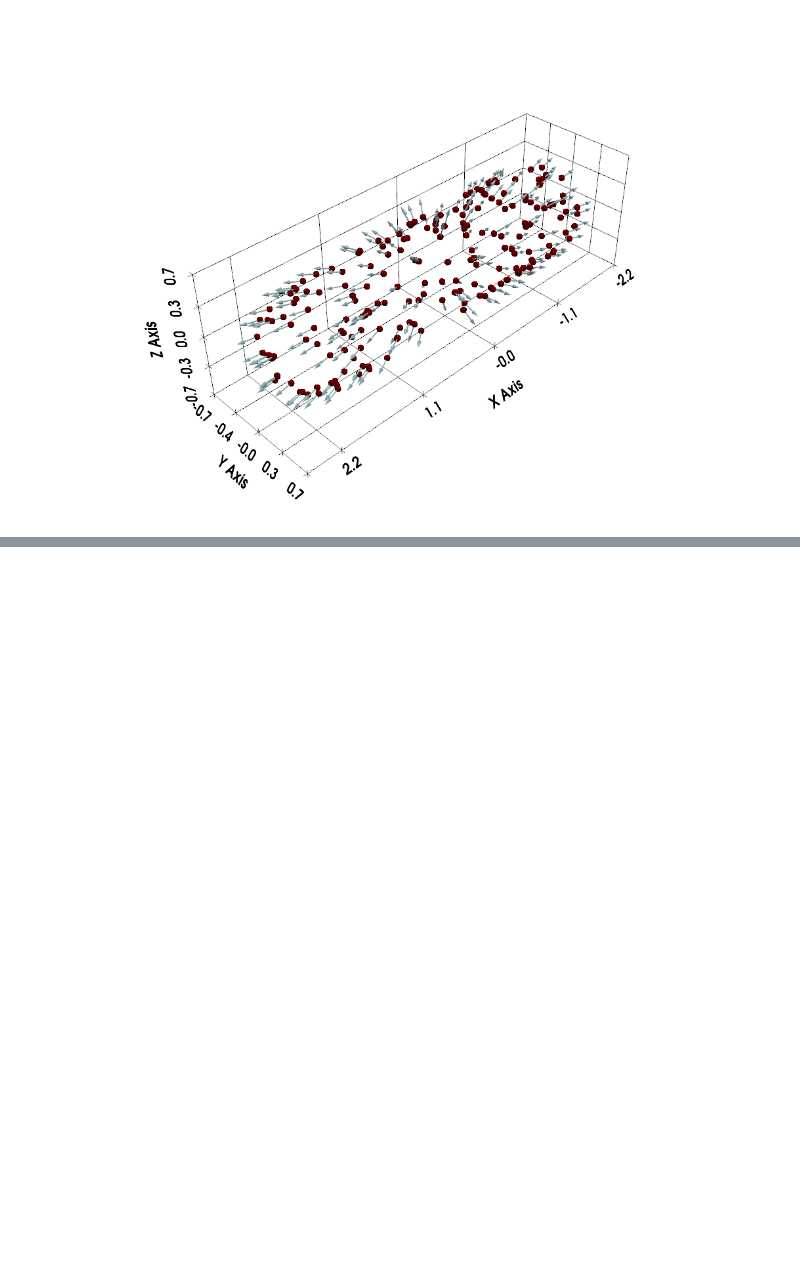
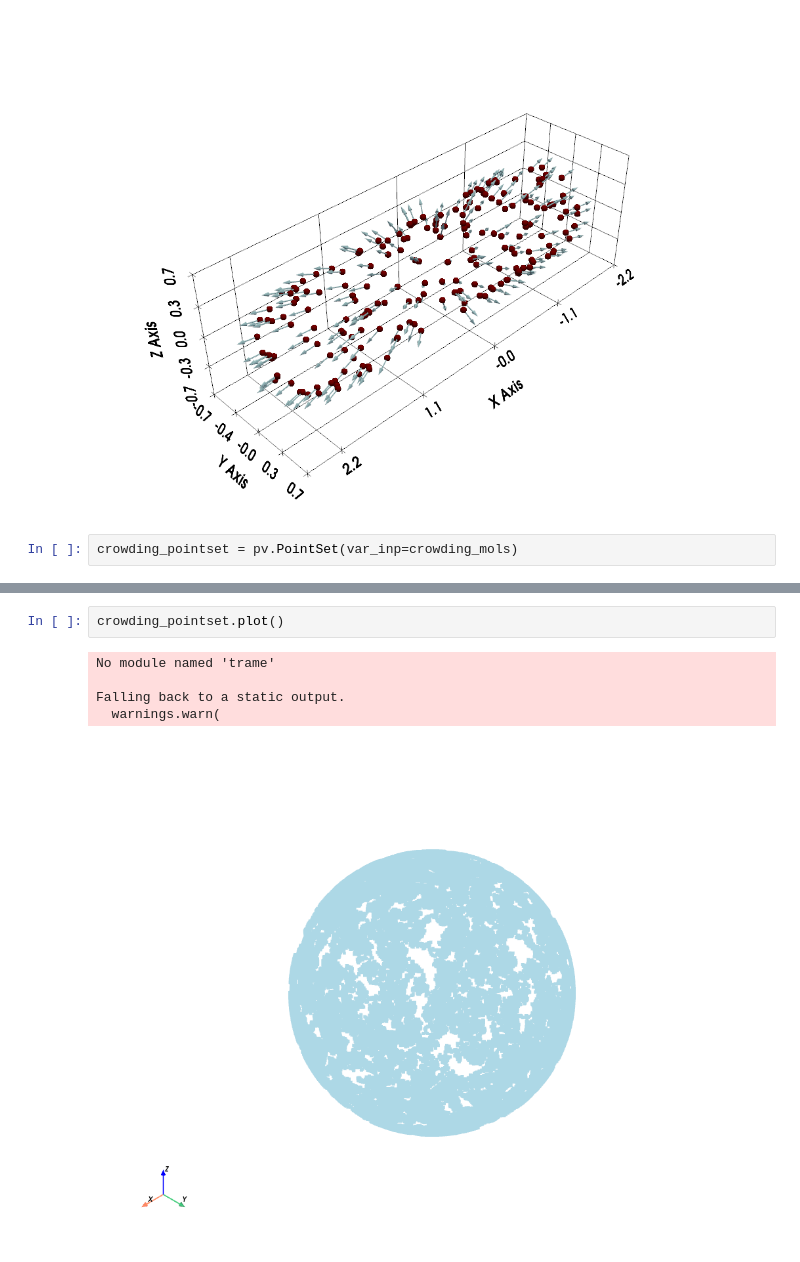
Before and after one commit to AlexPatrie/vtk-smoldyn, a Jupyter notebook: vtk_smoldyn/test.ipynb, the cells around one changed output, grey strips where cells are left out. Drawn from its saved outputs; the diff is of its cells as text; blank space fills up the shorter version.

```diff
--- a/vtk_smoldyn/test.ipynb
+++ b/vtk_smoldyn/test.ipynb
@@ -353,3 +353,5 @@ No module named 'trame'
 Falling back to a static output.
   warnings.warn(
 [figure]
+# %%
+crowding_pointset = pv.PointSet(var_inp=crowding_mols)
@@ -355,0 +388,8 @@ Falling back to a static output.
+# %%
+crowding_pointset.plot()
+# %% [output]
+No module named 'trame'
+
+Falling back to a static output.
+  warnings.warn(
+[figure, added]
```
Also changed, not shown: parts of 4 cells of this notebook.
